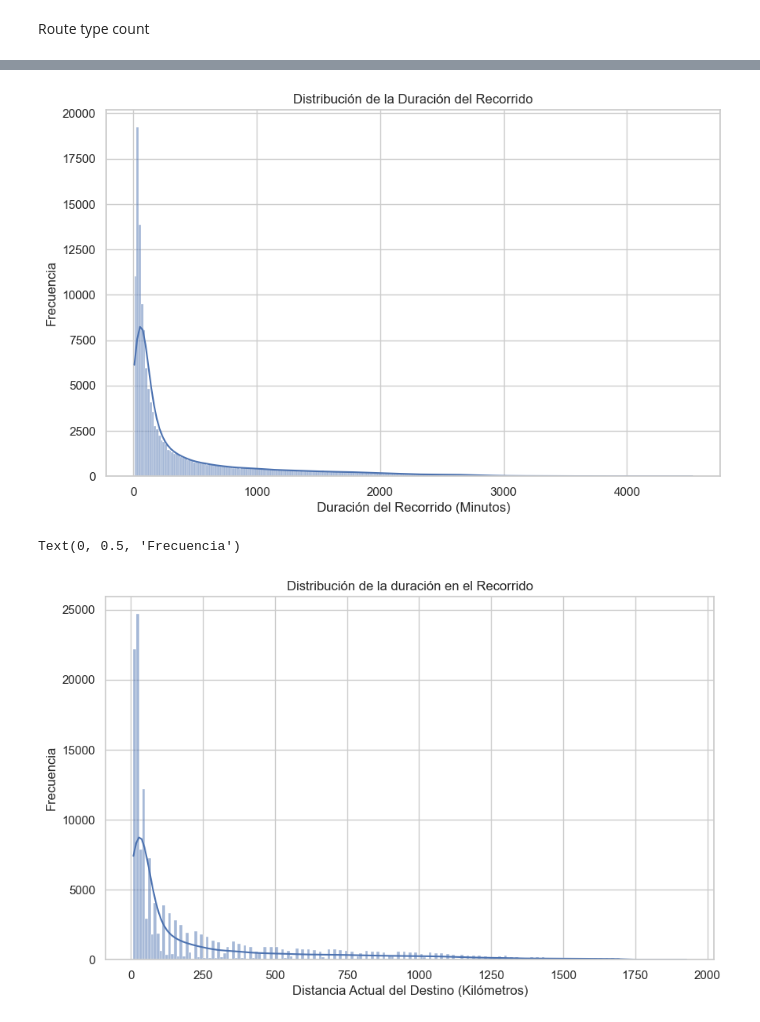
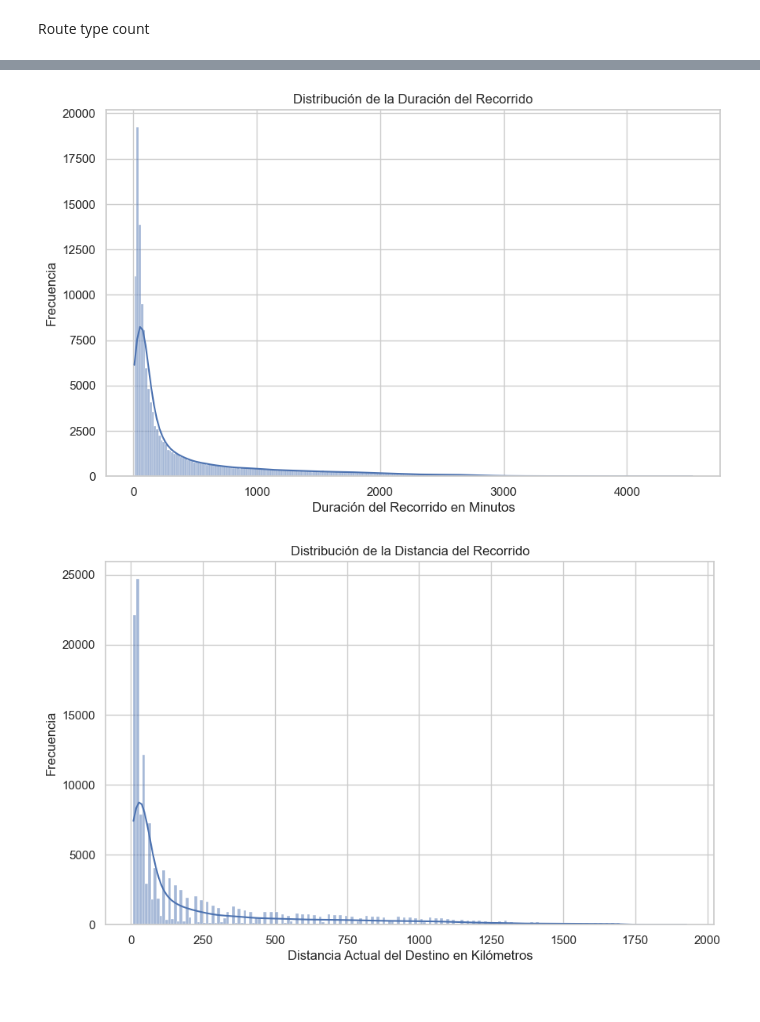
Before and after one commit to luroel/Deep-Dive-Delhivery, a Jupyter notebook: main.ipynb, the cells around one changed output, grey strips where cells are left out. Cells and saved outputs as stored; diff of their text form; code cells hidden in the pictures.

```diff
--- a/main.ipynb
+++ b/main.ipynb
@@ -136,21 +136,22 @@ plt.show()
 # %%
 #set plot style
 sns.set(style='whitegrid')
 
-# Distribution
+# Plot Distribution of trip duration
 plt.figure(figsize=(10,6))
 sns.histplot(df['actual_time'], kde='true')
 plt.title('Distribución de la Duración del Recorrido')
-plt.xlabel('Duración del Recorrido (Minutos)')
+plt.xlabel('Duración del Recorrido en Minutos')
 plt.ylabel('Frecuencia')
 plt.show()
 
+# Plot Distribution of trip distance
 plt.figure(figsize=(10,6))
 sns.histplot(df['actual_distance_to_destination'], kde='true')
-plt.title('Distribución de la duración en el Recorrido')
-plt.xlabel('Distancia Actual del Destino (Kilómetros)')
+plt.title('Distribución de la Distancia del Recorrido')
+plt.xlabel('Distancia Actual del Destino en Kilómetros')
 plt.ylabel('Frecuencia')
+plt.show()
 # %% [output]
 [figure]
-Text(0, 0.5, 'Frecuencia')
-[figure, old version]
+[figure, new version]
```
Also changed, not shown: parts of 4 cells of this notebook.
